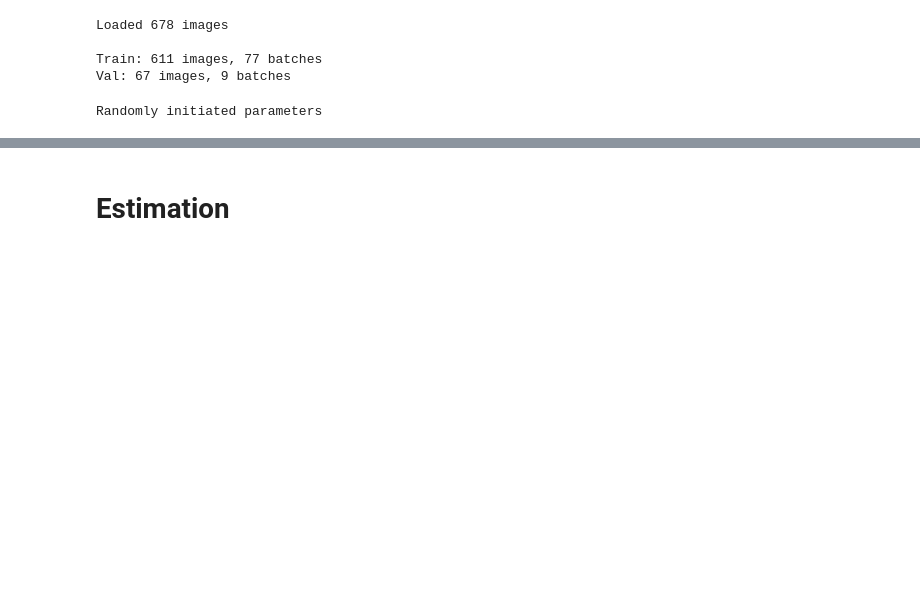
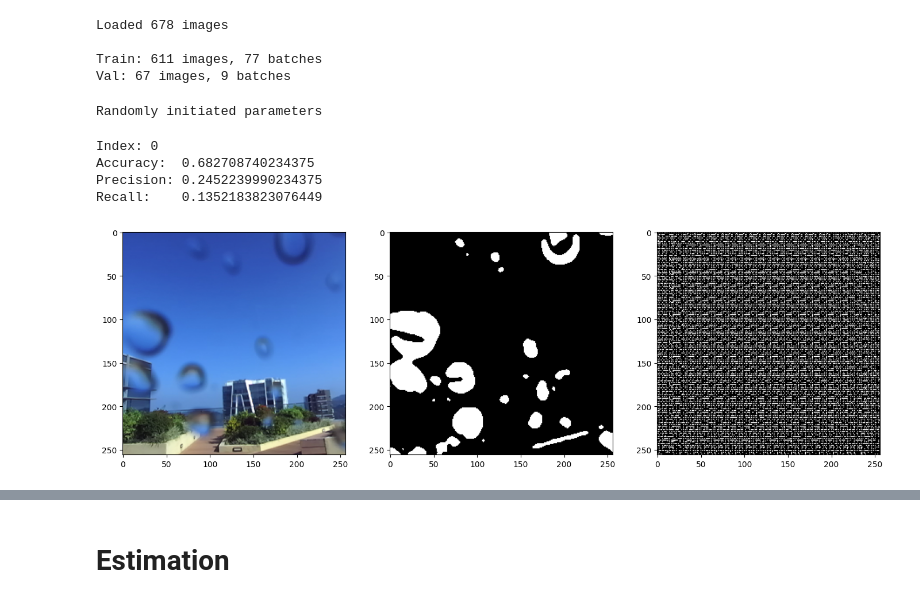
Before and after one commit to KIrillPal/WaterDropDetection, a Jupyter notebook: research/segmentation/train.ipynb, the cells around one changed output, grey strips where cells are left out. Drawn from its saved outputs; the diff is of its cells as text; code cells hidden in the pictures; blank space fills up the shorter version.

```diff
--- a/research/segmentation/train.ipynb
+++ b/research/segmentation/train.ipynb
@@ -100,6 +101,19 @@ if config["print_model"]:
     print(layers)
 # %% [output]
 Randomly initiated parameters
+# %%
+# Get prediction for random image and crop
+from random import randint
+idx = 0
+print("Index:", idx)
+x, y = val_dataset[idx]
+plot_prediction(x, y, binary_map=True)
+# %% [output]
+Index: 0
+Accuracy:  0.682708740234375
+Precision: 0.2452239990234375
+Recall:    0.1352183823076449
+[figure, added]
 # %%
 def check_accuracy_and_save(model, optimizer, loss_fn, epoch, train_loss, save=True):
     model.eval()
```
Also changed, not shown: parts of 11 cells of this notebook, 2 other files.
